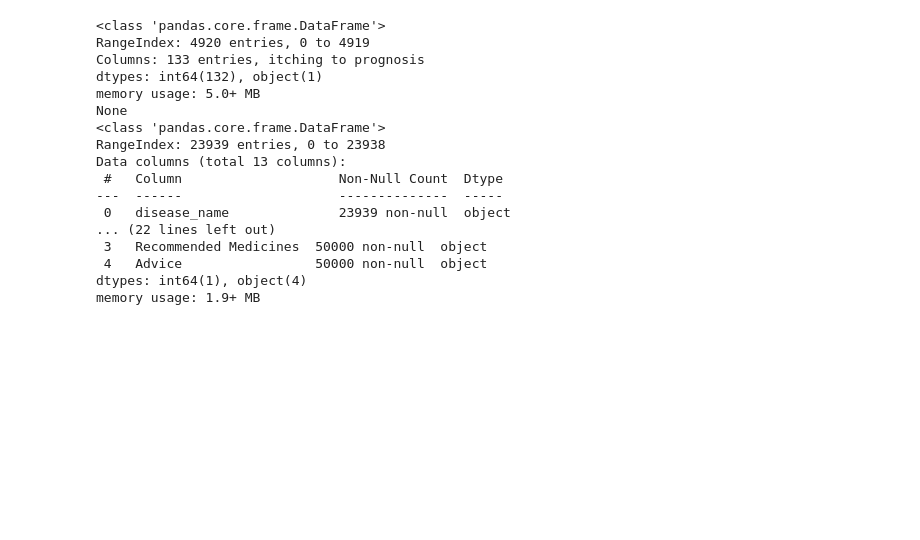
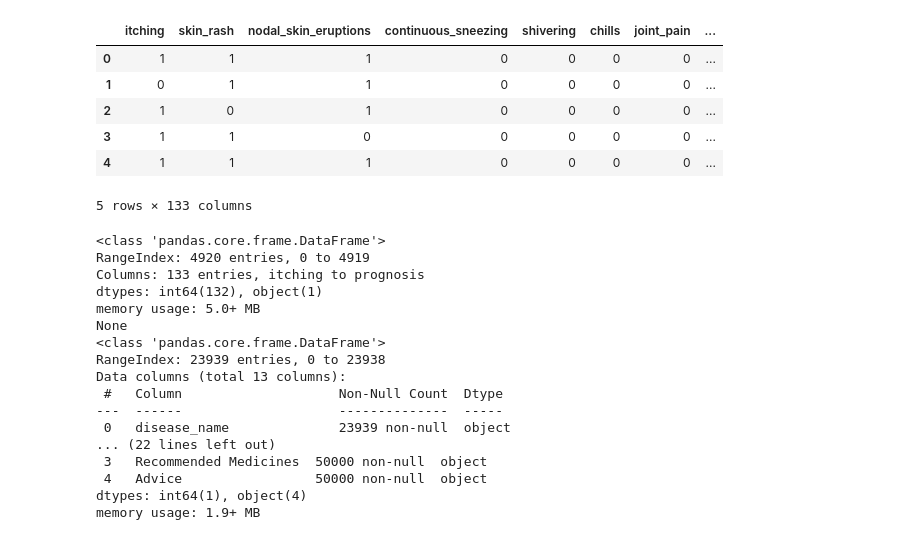
Before and after one commit to Gaurabh007/SymptoRx-AI, a Jupyter notebook: research/model_training.ipynb, the cells around one changed output. Cells and saved outputs as stored; diff of their text form; code cells hidden in the pictures; blank space fills up the shorter version.

```diff
--- a/model_training.ipynb
+++ b/research/model_training.ipynb
@@ -15,3 +15,13 @@ med_df2 = pd.read_csv('data\medicine dataset\medical_question_answer_dataset_500
+# %%
+train_df.head()
+# %% [output]
+|  | itching | skin_rash | nodal_skin_eruptions | continuous_sneezing | shivering | chills | joint_pain | ... |
+| 0 | 1 | 1 | 1 | 0 | 0 | 0 | 0 | ... |
+| 1 | 0 | 1 | 1 | 0 | 0 | 0 | 0 | ... |
+| 2 | 1 | 0 | 1 | 0 | 0 | 0 | 0 | ... |
+| 3 | 1 | 1 | 0 | 0 | 0 | 0 | 0 | ... |
+| 4 | 1 | 1 | 1 | 0 | 0 | 0 | 0 | ... |
+5 rows × 133 columns
 # %%
 print(train_df.info())
 med_df1.info()
```
Also changed, not shown: parts of 2 cells of this notebook, 5 other files.
